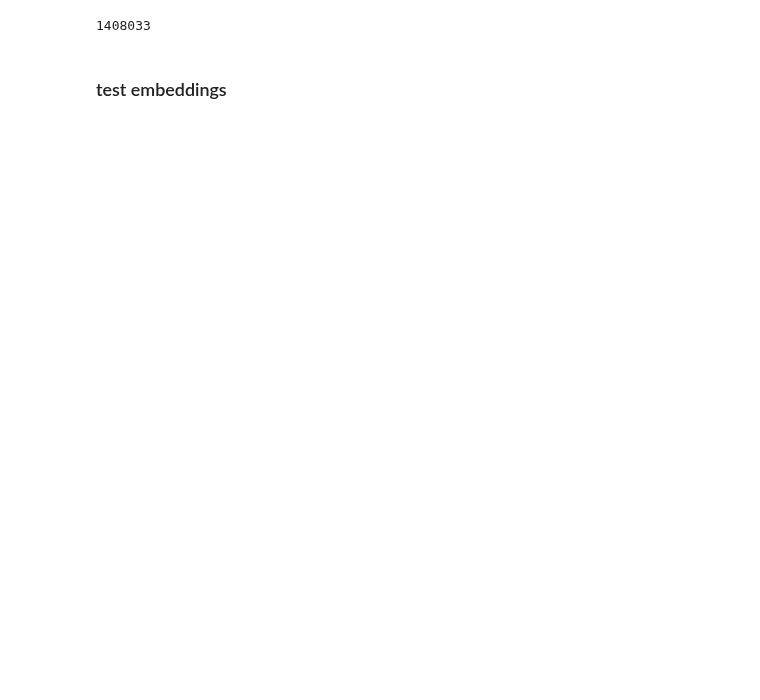
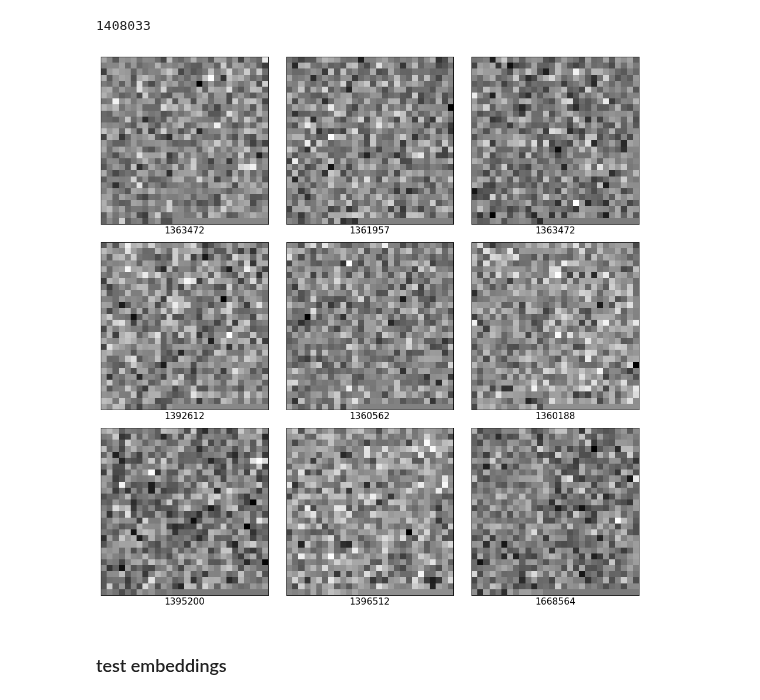
Before and after one commit to dsgt-arc/plantclef-2025, a Jupyter notebook: notebooks/eda/20250211-mg-validate-embeddings.ipynb, the cells around one changed output. Drawn from its saved outputs; the diff is of its cells as text; code cells hidden in the pictures; blank space fills up the shorter version.

```diff
--- a/notebooks/eda/20250211-mg-validate-embeddings.ipynb
+++ b/notebooks/eda/20250211-mg-validate-embeddings.ipynb
@@ -174,0 +136,15 @@ only showing top 5 rows
+# %%
+# Read and union all Parquet files
+
+base_dir = f"{root}/scratch/plantclef/data/embeddings"
+
+train_emb_df = (
+    spark.read.format("parquet")
+    .option("pathGlobFilter", "*.parquet")
+    .option("recursiveFileLookup", "true")
+    .load(f"{base_dir}/train_embeddings/")
+)
+
+# Show the data
+train_emb_df.printSchema()
+train_emb_df.show(n=5)
@@ -177,6 +170,13 @@ only showing top 5 rows
 train_emb_df.count()
 # %% [output]
 1408033
+# %%
+# Plot DINO image embeddings
+plot_images_from_embeddings(
+    train_emb_df, data_col="cls_embedding", image_col="species_id", grid_size=(3, 3)
+)
+# %% [output]
+[figure, added]
 # %% [markdown]
 ### test embeddings
 # %%
```
Also changed, not shown: parts of 5 cells of this notebook, 4 other files.
